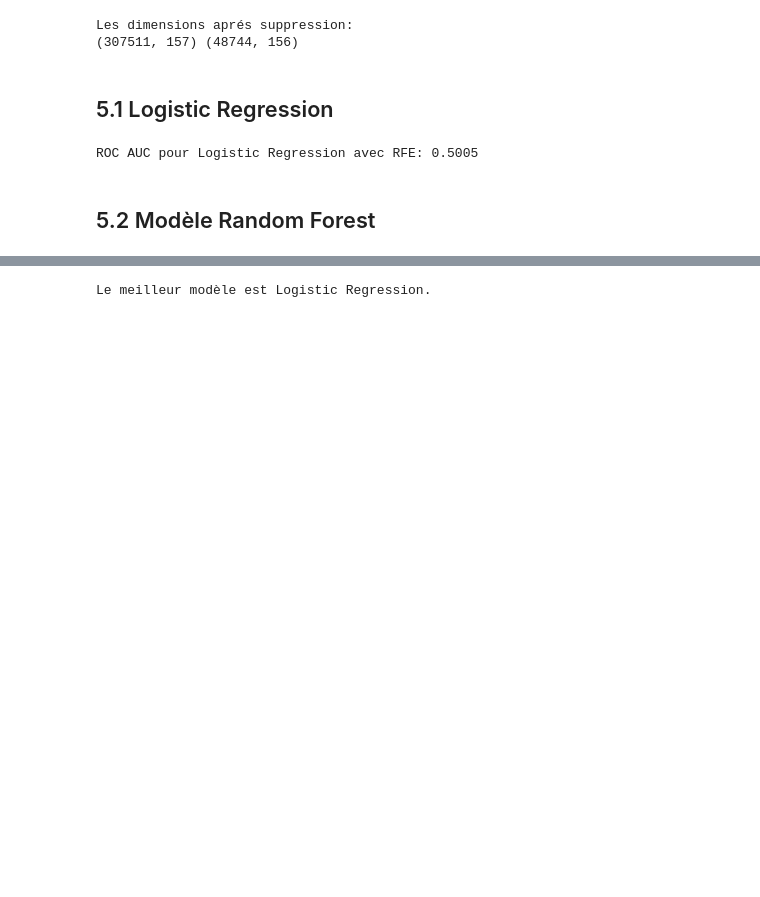
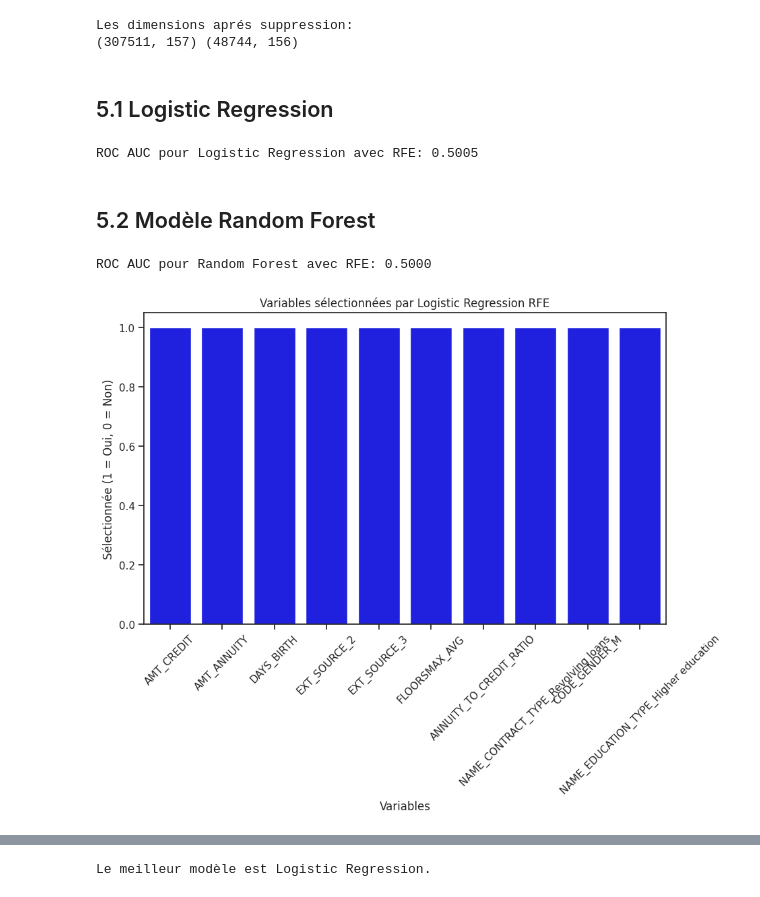
Before and after one commit to amadousysada/scoring-model, a Jupyter notebook: 02_feature_selection.ipynb, the cells around one changed output, grey strips where cells are left out. Cells and saved outputs as stored; diff of their text form; code cells hidden in the pictures; blank space fills up the shorter version.

```diff
--- a/02_feature_selection.ipynb
+++ b/02_feature_selection.ipynb
@@ -247,7 +247,7 @@ ROC AUC pour Logistic Regression avec RFE: 0.5005
 # %% [markdown]
 ## 5.2 Modèle Random Forest
 # %%
-rf = RandomForestClassifier(max_depth=6, n_estimators=10, random_state=42)
+rf = RandomForestClassifier(max_depth=10, n_estimators=10, random_state=42)
 rfe_rf = RFE(rf, n_features_to_select=10)
 rfe_rf.fit(X_train, y_train)
 
@@ -255,3 +255,15 @@ rfe_rf.fit(X_train, y_train)
 y_pred_rf = rfe_rf.predict(X_test)
 roc_auc_rf = roc_auc_score(y_test, y_pred_rf)
 print(f"ROC AUC pour Random Forest avec RFE: {roc_auc_rf:.4f}")
+# %% [output]
+ROC AUC pour Random Forest avec RFE: 0.5000
+# %%
+plt.figure(figsize=(10, 6))
+sns.barplot(x= X_train.columns[rfe_logreg.support_], y=rfe_logreg.support_[rfe_logreg.support_].astype(int), color='b')
+plt.title('Variables sélectionnées par Logistic Regression RFE')
+plt.xlabel('Variables')
+plt.ylabel('Sélectionnée (1 = Oui, 0 = Non)')
+plt.xticks(rotation=45)
+plt.show()
+# %% [output]
+[figure, added]
```
Also changed, not shown: parts of 3 cells of this notebook.
